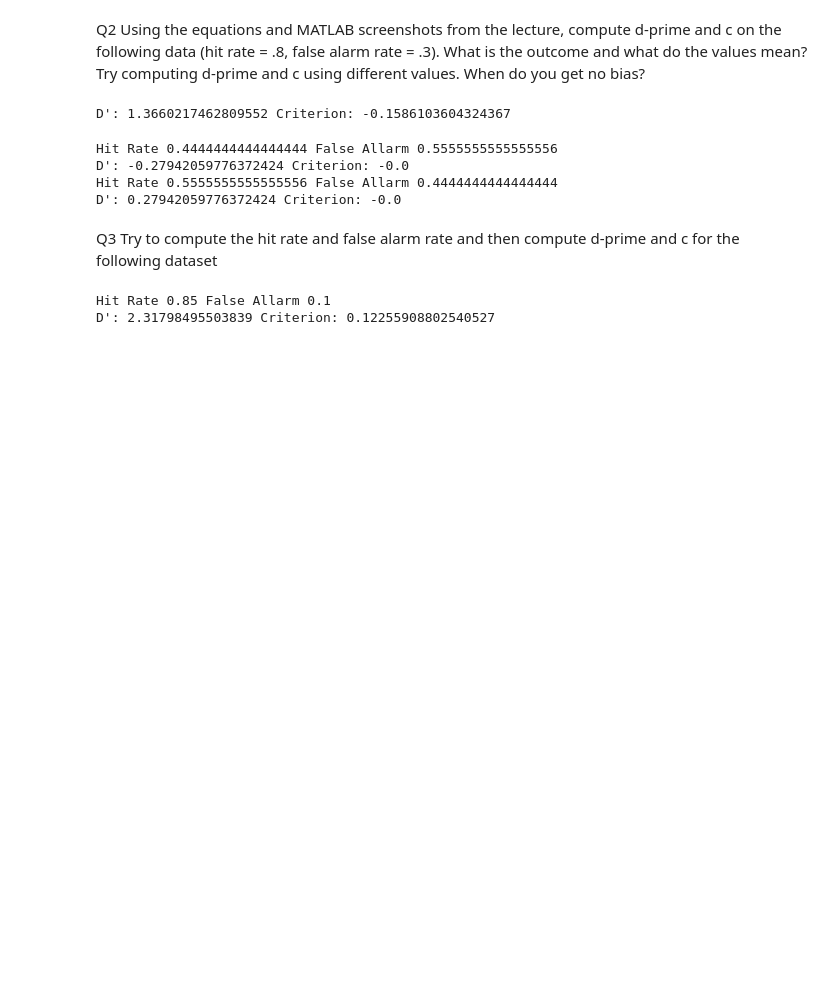
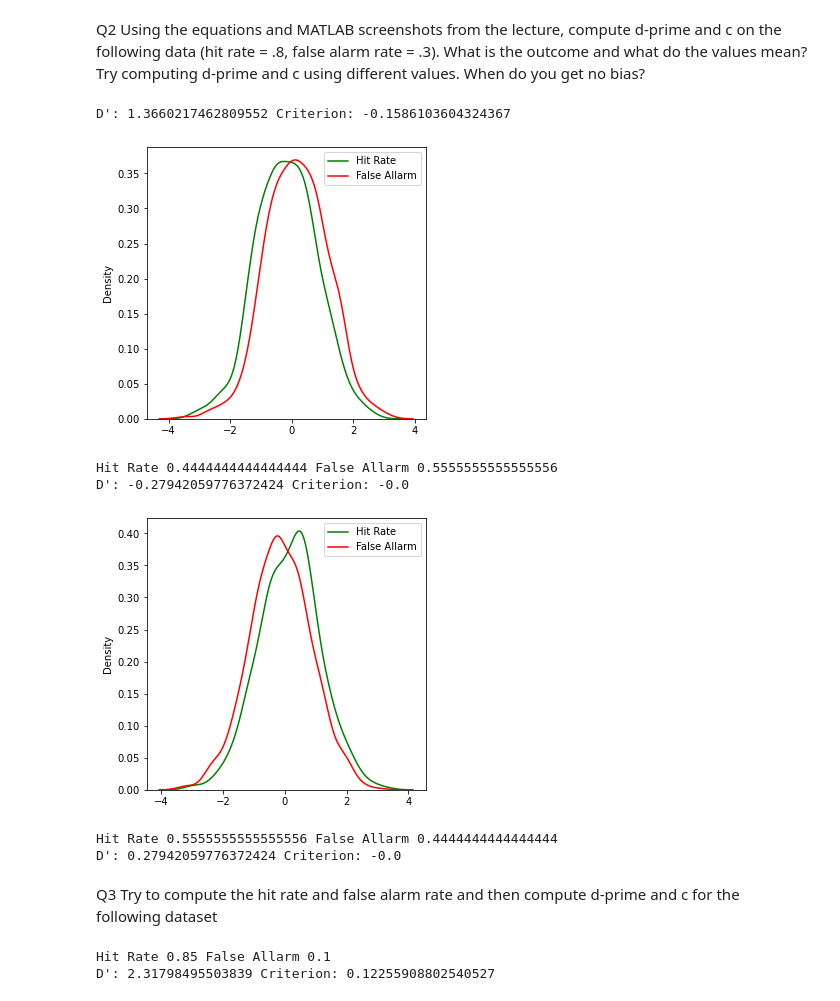
Before and after one commit to vb690/modules_comp_neuro_2021, a Jupyter notebook: advanced_quantitative_methods/units/5_psychological_model_fitting/unit_5_lab_assigment.ipynb, the cells around one changed output. Cells and saved outputs as stored; diff of their text form; code cells hidden in the pictures; blank space fills up the shorter version.

```diff
--- a/advanced_quantitative_methods/units/5_psychological_model_fitting/unit_5_lab_assigment.ipynb
+++ b/advanced_quantitative_methods/units/5_psychological_model_fitting/unit_5_lab_assigment.ipynb
@@ -45,17 +119,26 @@ D': 1.3660217462809552 Criterion: -0.1586103604324367
 # %%
 for hit_rate in np.linspace(0, 1, 10):
 
     for false_allarm in np.linspace(0, 1, 10):
 
         d, c = compute_d_c(hit_rate, false_allarm)
         if c == 0:
+
+            plt.figure(figsize=(5, 5))
+            sns.kdeplot(np.random.normal(to_zscore(hit_rate), 1, 1000), c='g', label='Hit Rate')
+            sns.kdeplot(np.random.normal(to_zscore(false_allarm), 1, 1000), c='r', label='False Allarm')
+            plt.legend()
+            plt.show()
+
             print(f'Hit Rate {hit_rate} False Allarm {false_allarm}')
             print(f"D': {d} Criterion: {c}")
 # %% [output]
+[figure, added]
 Hit Rate 0.4444444444444444 False Allarm 0.5555555555555556
 D': -0.27942059776372424 Criterion: -0.0
-Hit Rate 0.5555555555555556 False Allarm 0.4444444444444444
-D': 0.27942059776372424 Criterion: -0.0
+[figure, added]
+Hit Rate 0.5555555555555556 False Allarm 0.4444444444444444
+D': 0.27942059776372424 Criterion: -0.0
 # %% [markdown]
 Q3 Try to compute the hit rate and false alarm rate and then compute d-prime and c for the following dataset
 # %%
```
Also changed, not shown: parts of 6 cells of this notebook.
